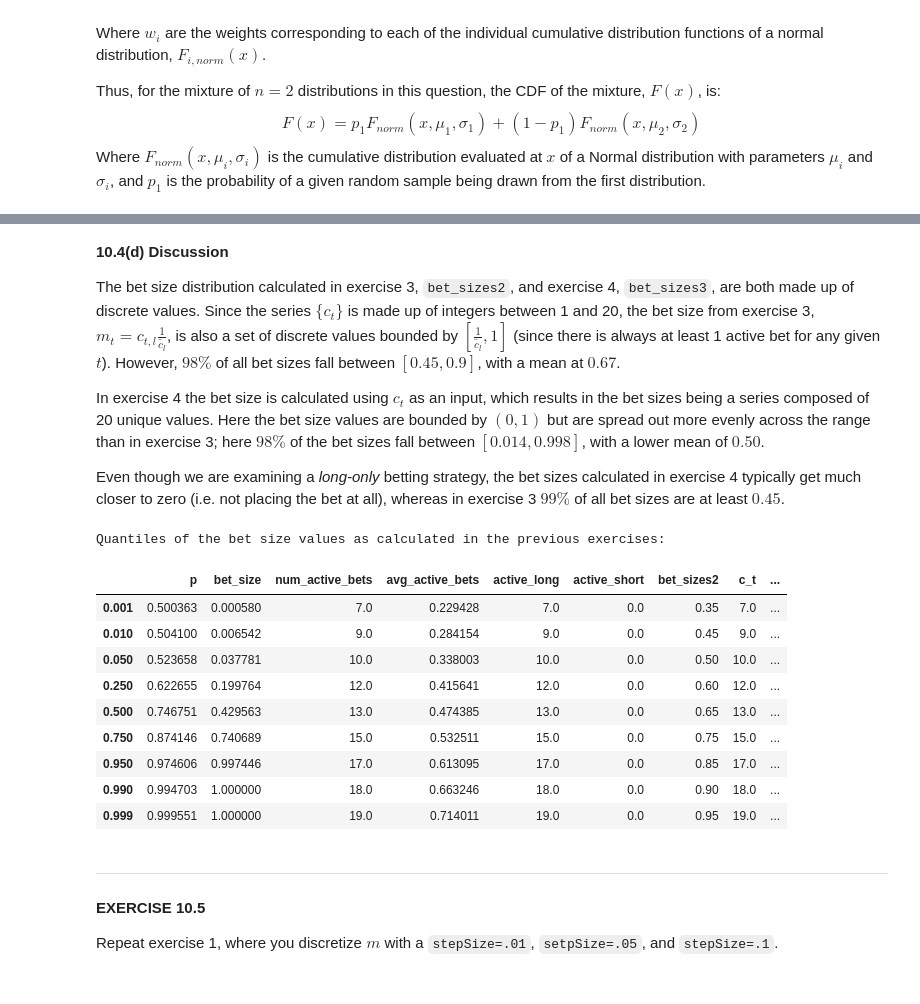
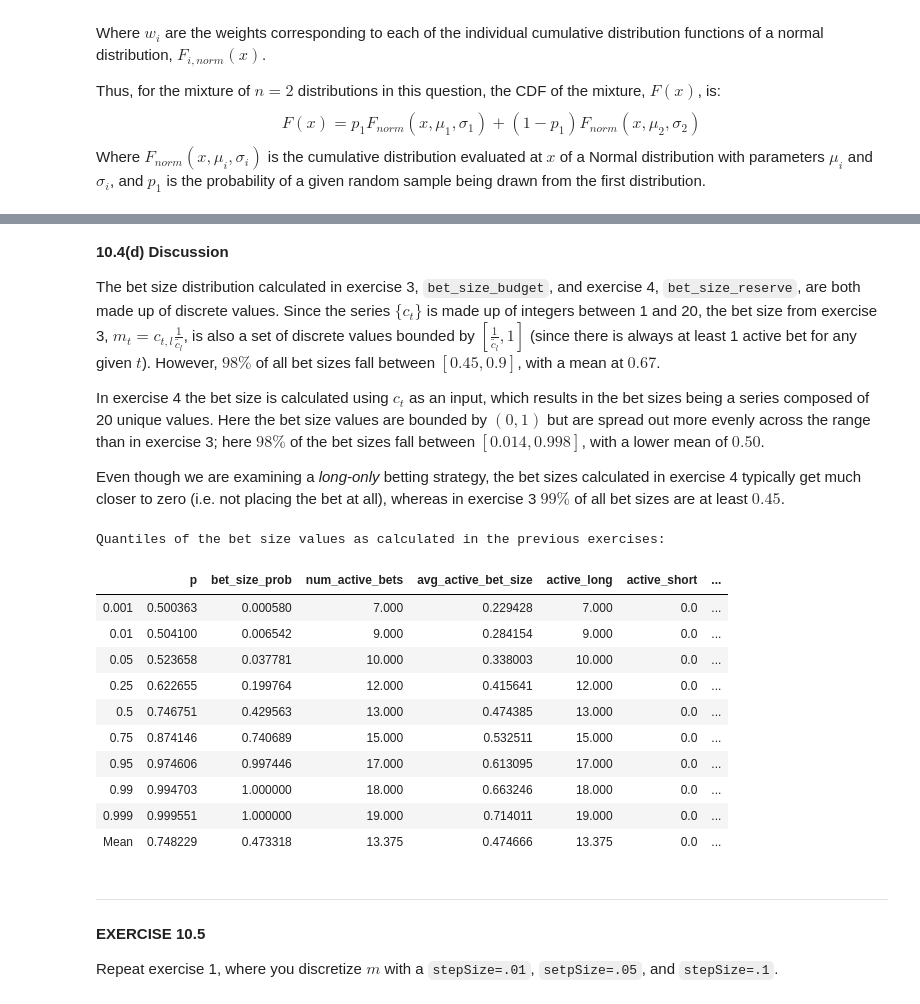
Before and after one commit to AI-Stuff/hudson-and-thames-research, a Jupyter notebook: Chapter10/Chapter10_Exercises.ipynb, the cells around one changed output, grey strips where cells are left out. Cells and saved outputs as stored; diff of their text form; code cells hidden in the pictures.

```diff
--- a/Chapter10/Chapter10_Exercises.ipynb
+++ b/Chapter10/Chapter10_Exercises.ipynb
@@ -106,9 +106,9 @@ t1 = pd.Series(data=dates_shifted, index=dates)
 
 # Collect the series into a single DataFrame.
 df_events = pd.concat(objs=[t1, bet_sizes], axis=1)
-df_events = df_events.rename(columns={0: 't1', 1: 'bet_size'})
+df_events = df_events.rename(columns={0: 't1', 1: 'bet_size_prob'})
 df_events['p'] = P_t
-df_events = df_events[['t1', 'p', 'bet_size']]
+df_events = df_events[['t1', 'p', 'bet_size_prob']]
 
 
 # 10.2(e) Compute the average active bets (sizes).
@@ -127,6 +127,6 @@ df_events['avg_active_bet_size'] = avg_bet
 print("The first 10 rows of the resulting DataFrame from Exercise 10.2:")
 display(df_events.head(10))
 print("Summary statistics on the bet size columns:")
-display(df_events[['bet_size', 'num_active_bets', 'avg_active_bets']].describe())
+display(df_events[['bet_size_prob', 'num_active_bets', 'avg_active_bet_size']].describe())
 # %% [output]
 The first 10 rows of the resulting DataFrame from Exercise 10.2:
@@ -192,7 +192,7 @@ bet_sizes_2 = avg_active_long - avg_active_short
 
 df_events2 = df_events2.assign(active_long=active_long,
                                active_short=active_short,
-                               bet_sizes2=bet_sizes_2)
+                               bet_size_budget=bet_sizes_2)
 display(df_events2.head(10))
 # %% [output]
   10.3(a) Maximum number of concurrent long bets: 20
@@ -213,7 +213,7 @@ display(df_events2.head(10))
 fig_10_3, ax_10_3 = plt.subplots(figsize=(16, 8))
 colors = iter(cm.coolwarm(np.linspace(0,1,3)))
 n_bins = 50
-for i, col in enumerate(['bet_size', 'avg_active_bets', 'bet_sizes2']):
+for i, col in enumerate(['bet_size_prob', 'avg_active_bet_size', 'bet_size_budget']):
     ax_10_3.hist(df_events2[col], bins=n_bins, alpha=0.75, color=colors.__next__(), label=col)
 ax_10_3.set_xticks([i/10 for i in range(11)])
 ax_10_3.set_xlabel("Column value", fontsize=12)
@@ -370,13 +370,13 @@ def bet_size_mixed(c_t, parameters):
     else:
         ( cdf_mixture(c_t, parameters) - cdf_mixture(0, parameters) ) / cdf_mixture(0, parameters)
 
-df_events2['bet_sizes3'] = df_events2.c_t.apply(lambda c: bet_size_mixed(c, fit_parameters))
+df_events2['bet_size_reserve'] = df_events2.c_t.apply(lambda c: bet_size_mixed(c, fit_parameters))
 fig_10_4c, ax_10_4c = plt.subplots(figsize=(10,6))
-for c in ['bet_sizes2', 'bet_sizes3']:
+for c in ['bet_size_prob', 'avg_active_bet_size', 'bet_size_budget', 'bet_size_reserve']:
     ax_10_4c.hist(df_events2[c].to_numpy(), bins=100, label=c, alpha=0.7)
 ax_10_4c.legend(loc='upper left', fontsize=12, title="Bet size type", title_fontsize=10)
 ax_10_4c.set_xlabel("Bet Size, $m_t$", fontsize=12)
 ax_10_4c.set_ylabel("Value count", fontsize=12)
 ax_10_4c.set_title("Figure 10.4(c): Bet Size distributions from exercises 10.3 and 10.4", fontsize=14)
-display(df_events2[['c_t', 'bet_sizes2', 'bet_sizes3']].describe())
+display(df_events2[['c_t', 'bet_size_prob', 'avg_active_bet_size', 'bet_size_budget', 'bet_size_reserve']].describe())
 # %% [output]
@@ -395,26 +395,28 @@ display(df_events2[['c_t', 'bet_sizes2', 'bet_sizes3']].describe())
 # %% [markdown]
 **10.4(d) Discussion**
 
-The bet size distribution calculated in exercise 3, `bet_sizes2`, and exercise 4, `bet_sizes3`, are both made up of discrete values. Since the series $\{c_t\}$ is made up of integers between 1 and 20, the bet size from exercise 3, $m_t=c_{t,l}\frac{1}{\tilde{c_l}}$, is also a set of discrete values bounded by $[\frac{1}{\tilde{c_l}}, 1]$ (since there is always at least 1 active bet for any given $t$). However, $98\%$ of all bet sizes fall between $[0.45, 0.9]$, with a mean at $0.67$.
+The bet size distribution calculated in exercise 3, `bet_size_budget`, and exercise 4, `bet_size_reserve`, are both made up of discrete values. Since the series $\{c_t\}$ is made up of integers between 1 and 20, the bet size from exercise 3, $m_t=c_{t,l}\frac{1}{\tilde{c_l}}$, is also a set of discrete values bounded by $[\frac{1}{\tilde{c_l}}, 1]$ (since there is always at least 1 active bet for any given $t$). However, $98\%$ of all bet sizes fall between $[0.45, 0.9]$, with a mean at $0.67$.
 
 In exercise 4 the bet size is calculated using $c_t$ as an input, which results in the bet sizes being a series composed of 20 unique values. Here the bet size values are bounded by $(0, 1)$ but are spread out more evenly across the range than in exercise 3; here $98\%$ of the bet sizes fall between $[0.014, 0.998]$, with a lower mean of $0.50$.
 
 Even though we are examining a *long-only* betting strategy, the bet sizes calculated in exercise 4 typically get much closer to zero (i.e. not placing the bet at all), whereas in exercise 3 $99\%$ of all bet sizes are at least $0.45$.
 # %%
 print("Quantiles of the bet size values as calculated in the previous exercises:")
-display(df_events2.quantile([0.001, 0.01, 0.05, 0.25, 0.5, 0.75, 0.95, 0.99, 0.999]))
+display(pd.concat([df_events2.quantile([0.001, 0.01, 0.05, 0.25, 0.5, 0.75, 0.95, 0.99, 0.999]),
+                   df_events2.mean().to_frame(name='Mean').transpose()]))
 # %% [output]
 Quantiles of the bet size values as calculated in the previous exercises:
-|  | p | bet_size | num_active_bets | avg_active_bets | active_long | active_short | bet_sizes2 | c_t | ... |
-| 0.001 | 0.500363 | 0.000580 | 7.0 | 0.229428 | 7.0 | 0.0 | 0.35 | 7.0 | ... |
-| 0.010 | 0.504100 | 0.006542 | 9.0 | 0.284154 | 9.0 | 0.0 | 0.45 | 9.0 | ... |
-| 0.050 | 0.523658 | 0.037781 | 10.0 | 0.338003 | 10.0 | 0.0 | 0.50 | 10.0 | ... |
-| 0.250 | 0.622655 | 0.199764 | 12.0 | 0.415641 | 12.0 | 0.0 | 0.60 | 12.0 | ... |
-| 0.500 | 0.746751 | 0.429563 | 13.0 | 0.474385 | 13.0 | 0.0 | 0.65 | 13.0 | ... |
-| 0.750 | 0.874146 | 0.740689 | 15.0 | 0.532511 | 15.0 | 0.0 | 0.75 | 15.0 | ... |
-| 0.950 | 0.974606 | 0.997446 | 17.0 | 0.613095 | 17.0 | 0.0 | 0.85 | 17.0 | ... |
-| 0.990 | 0.994703 | 1.000000 | 18.0 | 0.663246 | 18.0 | 0.0 | 0.90 | 18.0 | ... |
-| 0.999 | 0.999551 | 1.000000 | 19.0 | 0.714011 | 19.0 | 0.0 | 0.95 | 19.0 | ... |
+|  | p | bet_size_prob | num_active_bets | avg_active_bet_size | active_long | active_short | ... |
+| 0.001 | 0.500363 | 0.000580 | 7.000 | 0.229428 | 7.000 | 0.0 | ... |
+| 0.01 | 0.504100 | 0.006542 | 9.000 | 0.284154 | 9.000 | 0.0 | ... |
+| 0.05 | 0.523658 | 0.037781 | 10.000 | 0.338003 | 10.000 | 0.0 | ... |
+| 0.25 | 0.622655 | 0.199764 | 12.000 | 0.415641 | 12.000 | 0.0 | ... |
+| 0.5 | 0.746751 | 0.429563 | 13.000 | 0.474385 | 13.000 | 0.0 | ... |
+| 0.75 | 0.874146 | 0.740689 | 15.000 | 0.532511 | 15.000 | 0.0 | ... |
+| 0.95 | 0.974606 | 0.997446 | 17.000 | 0.613095 | 17.000 | 0.0 | ... |
+| 0.99 | 0.994703 | 1.000000 | 18.000 | 0.663246 | 18.000 | 0.0 | ... |
+| 0.999 | 0.999551 | 1.000000 | 19.000 | 0.714011 | 19.000 | 0.0 | ... |
+| Mean | 0.748229 | 0.473318 | 13.375 | 0.474666 | 13.375 | 0.0 | ... |
 # %% [markdown]
 ----
 #### EXERCISE 10.5
```
Also changed, not shown: parts of 7 cells of this notebook.
